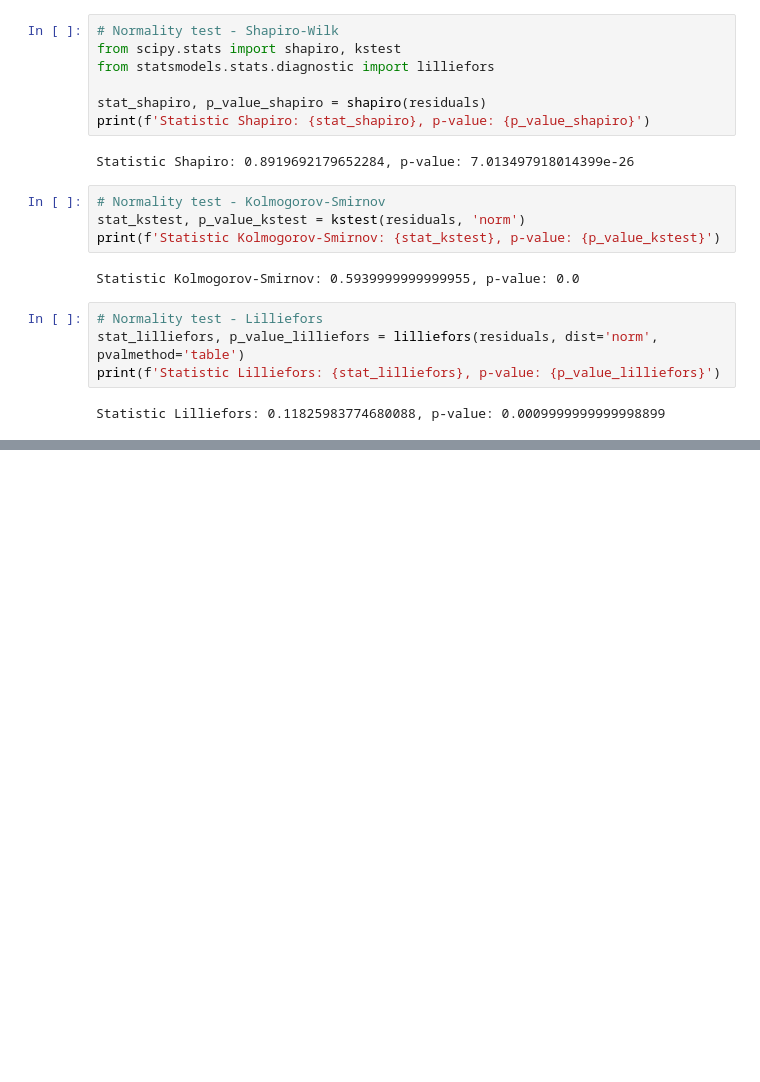
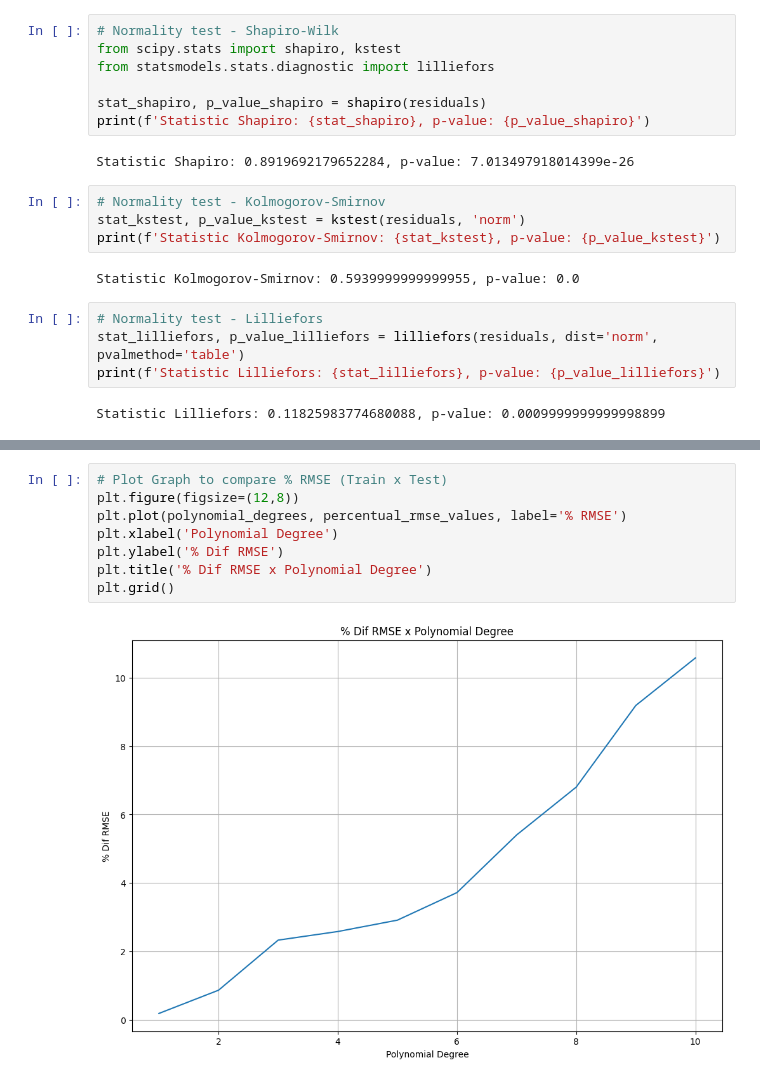
Before and after one commit to RanielliMontagna/ia-learning, a Jupyter notebook: polynomial_regression/salary_model.ipynb, the cells around one changed output, grey strips where cells are left out. Drawn from its saved outputs; the diff is of its cells as text; blank space fills up the shorter version.

```diff
--- a/polynomial_regression/salary_model.ipynb
+++ b/polynomial_regression/salary_model.ipynb
@@ -299,0 +419,10 @@ Statistic Lilliefors: 0.11825983774680088, p-value: 0.0009999999999998899
+# %%
+# Plot Graph to compare % RMSE (Train x Test)
+plt.figure(figsize=(12,8))
+plt.plot(polynomial_degrees, percentual_rmse_values, label='% RMSE')
+plt.xlabel('Polynomial Degree')
+plt.ylabel('% Dif RMSE')
+plt.title('% Dif RMSE x Polynomial Degree')
+plt.grid()
+# %% [output]
+[figure, added]
```
Also changed, not shown: parts of 4 cells of this notebook.
